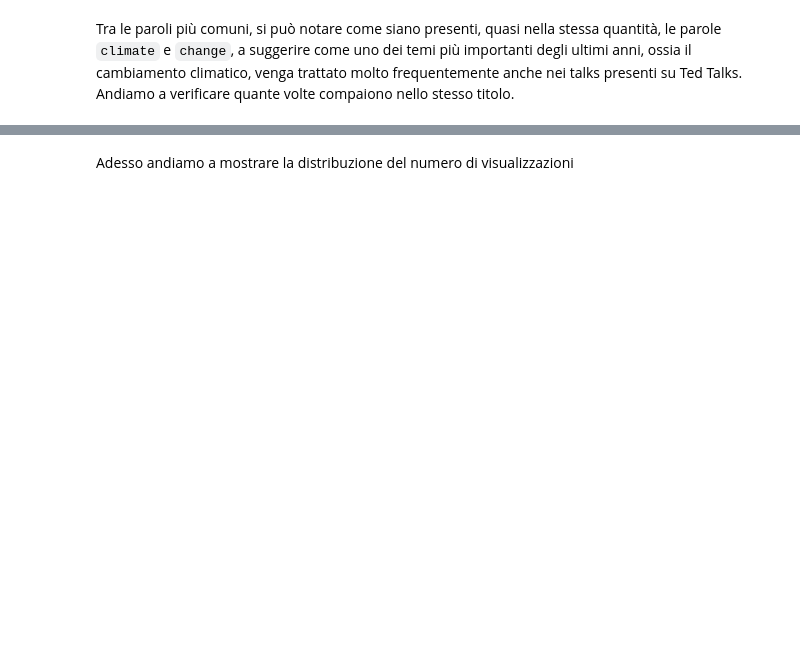
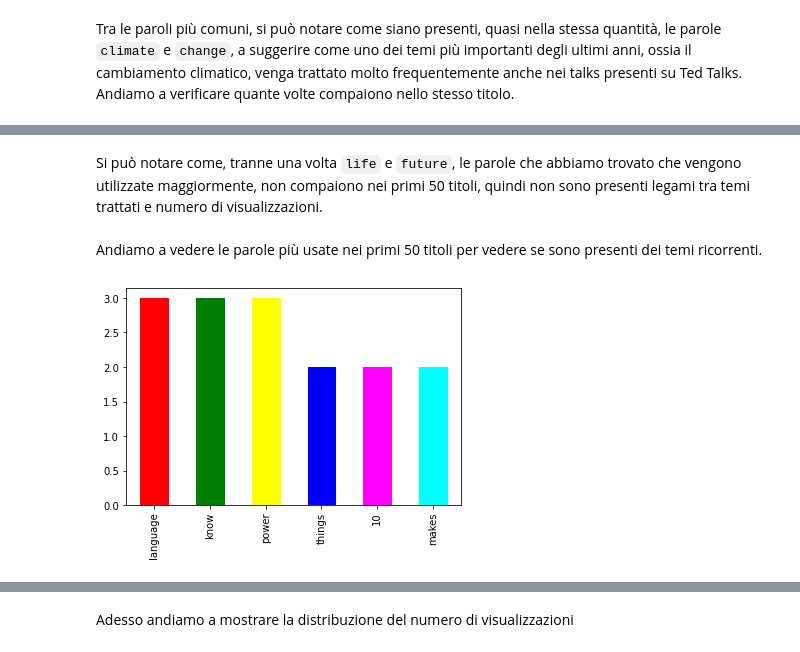
Before and after one commit to Fili00/Analisi_TedTalkDataset, a Jupyter notebook: progetto.ipynb, the cells around one changed output, grey strips where cells are left out. Drawn from its saved outputs; the diff is of its cells as text; code cells hidden in the pictures; blank space fills up the shorter version.

```diff
--- a/progetto.ipynb
+++ b/progetto.ipynb
@@ -291,0 +324,3 @@ print(countChange)
+# %%
+bestTalksByViews = ted.sort_values(by='views', ascending=False, ignore_index=True).nlargest(50, 'views')['title']
+printTitleColor(bestTalksByViews, word_color)
@@ -291,0 +345,10 @@ print(countChange)
+# %% [markdown]
+Si può notare come, tranne una volta `life` e `future`, le parole che abbiamo trovato che vengono utilizzate maggiormente, non compaiono nei primi 50 titoli, quindi non sono presenti legami tra temi trattati e numero di visualizzazioni.
+# %% [markdown]
+Andiamo a vedere le parole più usate nei primi 50 titoli per vedere se sono presenti dei temi ricorrenti.
+# %%
+words=getWords(bestTalksByViews)
+word_color=getWordsColor(words,color)
+plotWords(words,color)
+# %% [output]
+[figure, added]
```
Also changed, not shown: parts of 19 cells of this notebook.
